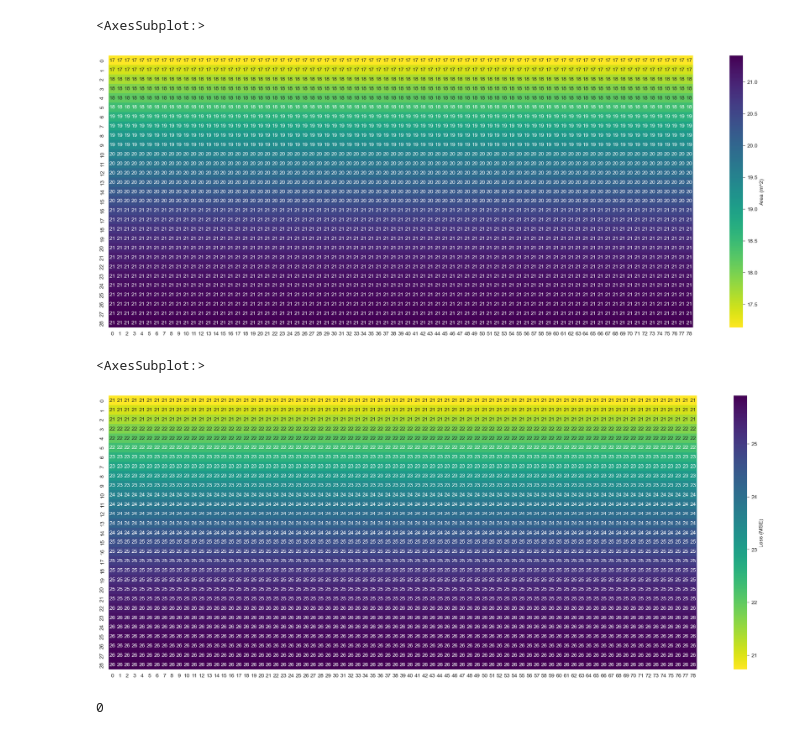
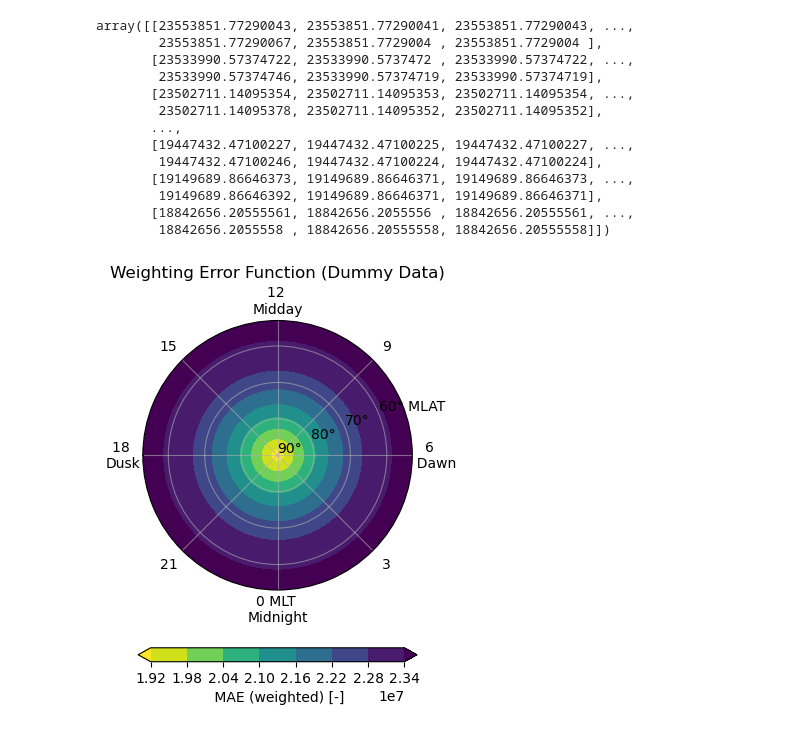
Before and after one commit to reddy-sachin/REPPU-ESN2, a Jupyter notebook: AE/weight_area.ipynb, the cells around one changed output. Saved outputs shown, nothing was run; the diff lists cells and outputs as text; code cells hidden in the pictures.

```diff
--- a/AE/weight_area.ipynb
+++ b/AE/weight_area.ipynb
@@ -42,4 +42,5 @@ for i in range(len(mlat) - 1):
         areas[i, j] = area
 
 #divide area values by 1e3
-areas = areas / 1e6
+#areas = areas / 1e6
+areas
@@ -46,14 +61,11 @@ areas = areas / 1e6
 # %%
-fig, ax = plt.subplots(figsize=(24, 9))
-sns.heatmap(areas, ax=ax, cmap='viridis_r', cbar_kws={'label': 'Area (m^2)'}, fmt='.0f', annot=True)
+#fig, ax = plt.subplots(figsize=(24, 9))
+#sns.heatmap(areas, ax=ax, cmap='viridis_r', cbar_kws={'label': 'Area (m^2)'}, fmt='.0f', annot=True)
 #set y ticks labels to be from 90 down to 40
 #ax.set_yticklabels(np.flip(np.arange(41, 90, 1)))
-# %% [output]
-<AxesSubplot:>
-[figure, removed]
 # %%
 def weighted_loss(prediction, target, weights):
-    loss = (prediction - target) ** 2 #MSE
+    loss = prediction - target #MAE
 
     weighted_loss = loss * weights
 
@@ -62,15 +74,51 @@ def weighted_loss(prediction, target, weights):
 target = np.ones((29, 79))
 prediction = target + 1.1
 weights = areas
+weights = np.flipud(weights)
 
 weight_loss = weighted_loss(prediction, target, weights)
-fig, ax = plt.subplots(figsize=(24, 9))
-sns.heatmap(weight_loss, ax=ax, cmap='viridis_r', cbar_kws={'label': 'Loss (MSE)'}, fmt='.0f', annot=True)
+#fig, ax = plt.subplots(figsize=(24, 9))
+#sns.heatmap(weight_loss, ax=ax, cmap='viridis_r', cbar_kws={'label': 'Loss (MSE)'}, fmt='.0f', annot=True)
 #ax.set_yticklabels(np.flip(np.arange(53, 89, 1)))
+weight_loss
 # %% [output]
-<AxesSubplot:>
+array([[23553851.77290043, 23553851.77290041, 23553851.77290043, ...,
+        23553851.77290067, 23553851.7729004 , 23553851.7729004 ],
+       [23533990.57374722, 23533990.5737472 , 23533990.57374722, ...,
+        23533990.57374746, 23533990.57374719, 23533990.57374719],
+       [23502711.14095354, 23502711.14095353, 23502711.14095354, ...,
+        23502711.14095378, 23502711.14095352, 23502711.14095352],
+       ...,
+       [19447432.47100227, 19447432.47100225, 19447432.47100227, ...,
+        19447432.47100246, 19447432.47100224, 19447432.47100224],
+       [19149689.86646373, 19149689.86646371, 19149689.86646373, ...,
+        19149689.86646392, 19149689.86646371, 19149689.86646371],
+       [18842656.20555561, 18842656.2055556 , 18842656.20555561, ...,
+        18842656.2055558 , 18842656.20555558, 18842656.20555558]])
-[figure, removed]
-# %%
-1 - 1
-# %% [output]
-0
+# %%
+# Define common parameters
+theta = np.linspace(0, 360, 79) - 90
+theta_rad = theta / 360 * 2 * np.pi
+r = 90 - np.linspace(53.1, 89.7, 29)
+shrink = .6
+
+# Plot true values
+abs_error = weight_loss
+#abs_error = np.flipud(abs_error) # flip the array upside down
+
+fig, ax = plt.subplots(subplot_kw={'projection': 'polar'}, figsize=(6,5))
+
+c_true = ax.contourf(theta_rad, r, abs_error,  cmap='viridis_r', extend='both')
+ax.set_ylim([0, 37])
+ax.set_yticks([0, 10, 20, 30])
+ax.set_yticklabels(["90°", "80°", "70°", "60° MLAT"])
+ax.set_xlim([-np.pi, np.pi])
+ax.set_xticks(np.linspace(-np.pi, np.pi, 9)[1:])
+ax.set_xticklabels(["21", "0 MLT \nMidnight", "3", "6 \n  Dawn", "9", "12 \nMidday", "15", "18 \nDusk"])
+ax.set_title(f'Weighting Error Function (Dummy Data)')
+plt.colorbar(c_true, ax=ax, label=' MAE (weighted) [-]', shrink=shrink, pad=0.15, orientation='horizontal')
+ax.grid(True, linestyle='-', alpha=0.6)
+#plt.tight_layout()
+#plt.savefig('smrai_esn_ID25.png', dpi=400, bbox_inches='tight')
+# %% [output]
+[figure, added]
```
Also changed, not shown: parts of 1 cell of this notebook.
